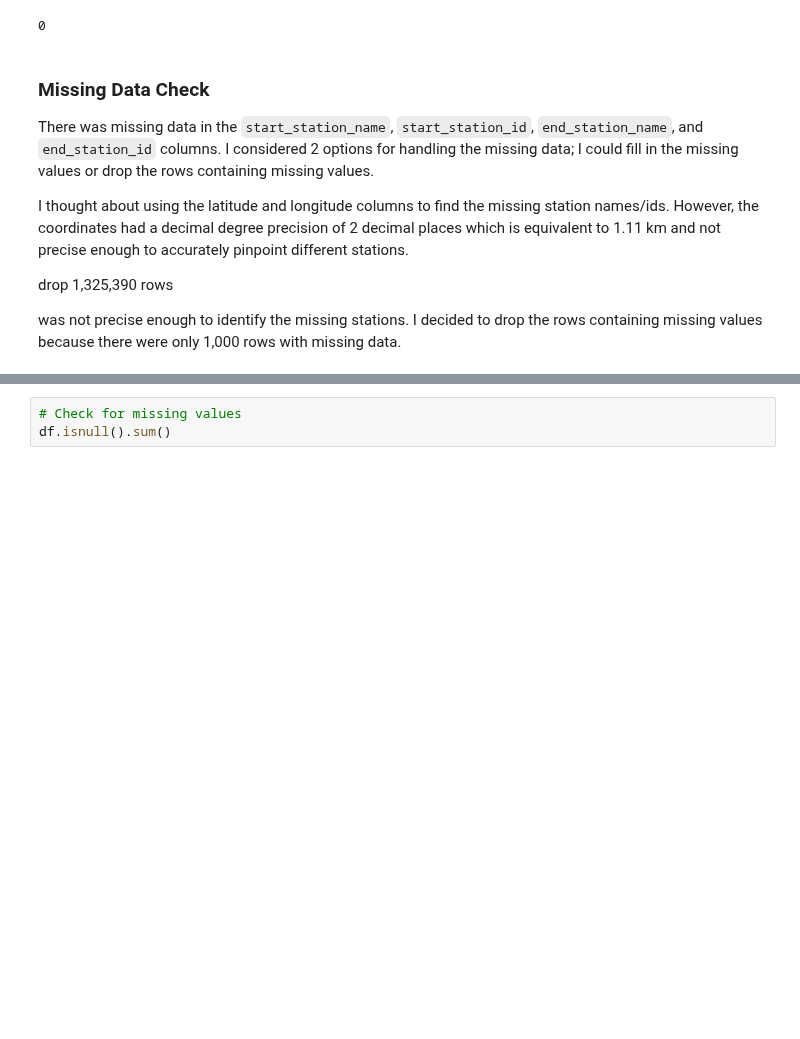
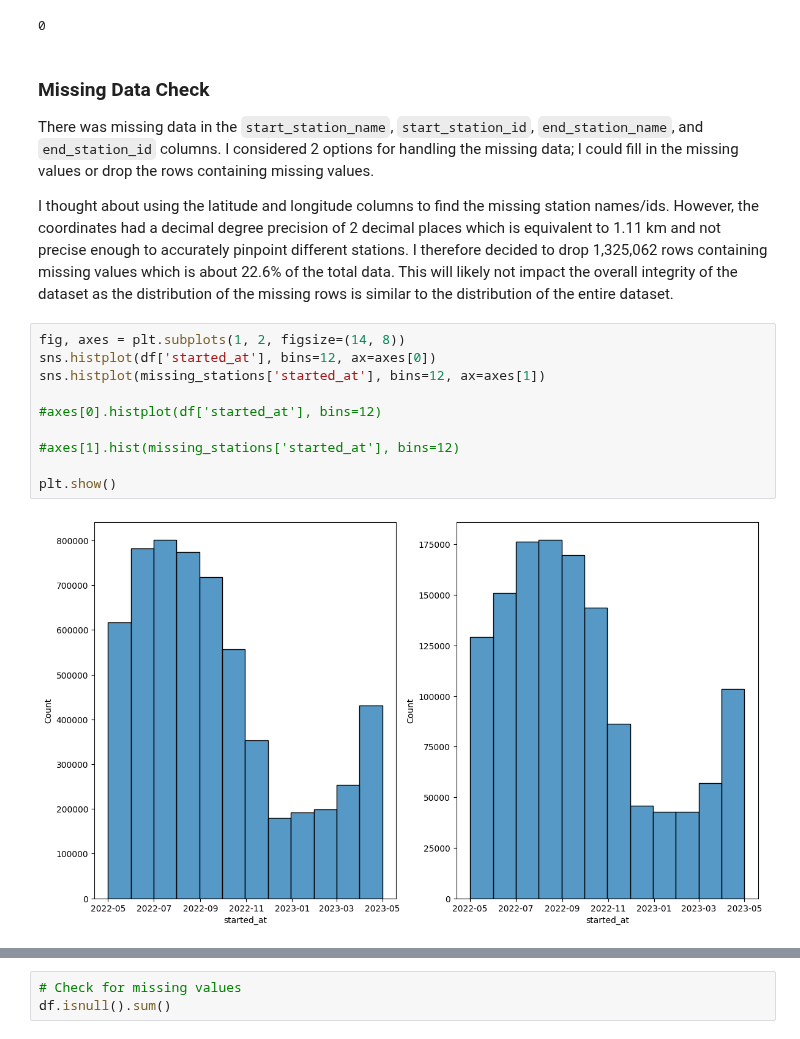
Before and after one commit to andyguo0228/bike_share_python, a Jupyter notebook: scratchbook.ipynb, the cells around one changed output, grey strips where cells are left out. Saved outputs shown, nothing was run; the diff lists cells and outputs as text; blank space fills up the shorter version.

Commit message:
handling missing data

```diff
--- a/scratchbook.ipynb
+++ b/scratchbook.ipynb
@@ -97,10 +97,16 @@ df.duplicated().sum()
 ### Missing Data Check
 There was missing data in the `start_station_name`, `start_station_id`, `end_station_name`, and `end_station_id` columns. I considered 2 options for handling the missing data; I could fill in the missing values or drop the rows containing missing values.
 
-I thought about using the latitude and longitude columns to find the missing station names/ids. However, the coordinates had a decimal degree precision of 2 decimal places which is equivalent to 1.11 km and not precise enough to accurately pinpoint different stations.
-
-drop 1,325,390 rows
-
-
-
- was not precise enough to identify the missing stations. I decided to drop the rows containing missing values because there were only 1,000 rows with missing data.
+I thought about using the latitude and longitude columns to find the missing station names/ids. However, the coordinates had a decimal degree precision of 2 decimal places which is equivalent to 1.11 km and not precise enough to accurately pinpoint different stations. I therefore decided to drop 1,325,062 rows containing missing values which is about 22.6% of the total data. This will likely not impact the overall integrity of the dataset as the distribution of the missing rows is similar to the distribution of the entire dataset.
+# %%
+fig, axes = plt.subplots(1, 2, figsize=(14, 8))
+sns.histplot(df['started_at'], bins=12, ax=axes[0])
+sns.histplot(missing_stations['started_at'], bins=12, ax=axes[1])
+
+#axes[0].histplot(df['started_at'], bins=12)
+
+#axes[1].hist(missing_stations['started_at'], bins=12)
+
+plt.show()
+# %% [output]
+[figure, added]
```
Also changed, not shown: parts of 2 cells of this notebook.
